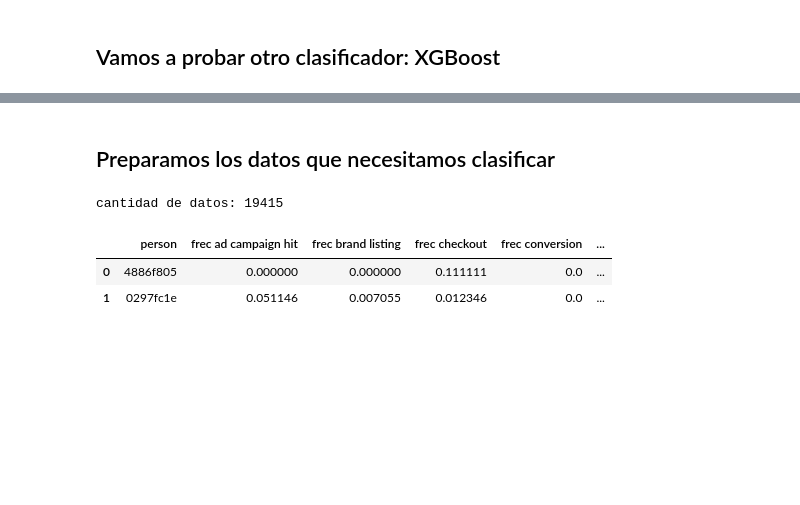
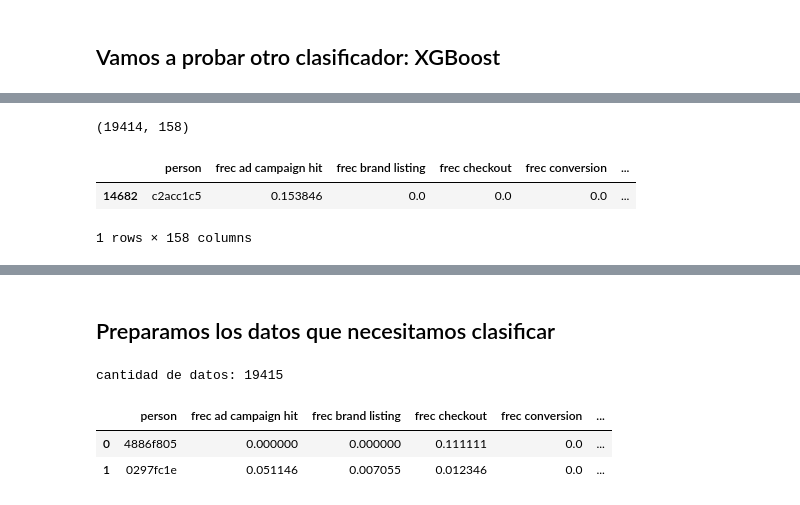
Before and after one commit to btusca/7506, a Jupyter notebook: TP2/Tp2.ipynb, the cells around one changed output, grey strips where cells are left out. Saved outputs shown, nothing was run; the diff lists cells and outputs as text; code cells hidden in the pictures; blank space fills up the shorter version.

```diff
--- a/TP2/Tp2.ipynb
+++ b/TP2/Tp2.ipynb
@@ -302,0 +339,12 @@ AUC 0.85 +/- 0.00
+# %%
+#Una de las particularidades de XGBoost es que es los primeros árboles generados suelen ser más importantes
+#Entonces, vamos a probar ordenando el set de entrenamiento
+X_y = features.merge(labels, on='person', how='inner')
+X_y.sort_values(by='label', ascending=False, inplace=True)
+print(X_y.shape)
+X_y.head(1)
+# %% [output]
+(19414, 158)
+|  | person | frec ad campaign hit | frec brand listing | frec checkout | frec conversion | ... |
+| 14682 | c2acc1c5 | 0.153846 | 0.0 | 0.0 | 0.0 | ... |
+1 rows × 158 columns
```
Also changed, not shown: parts of 27 cells of this notebook.
